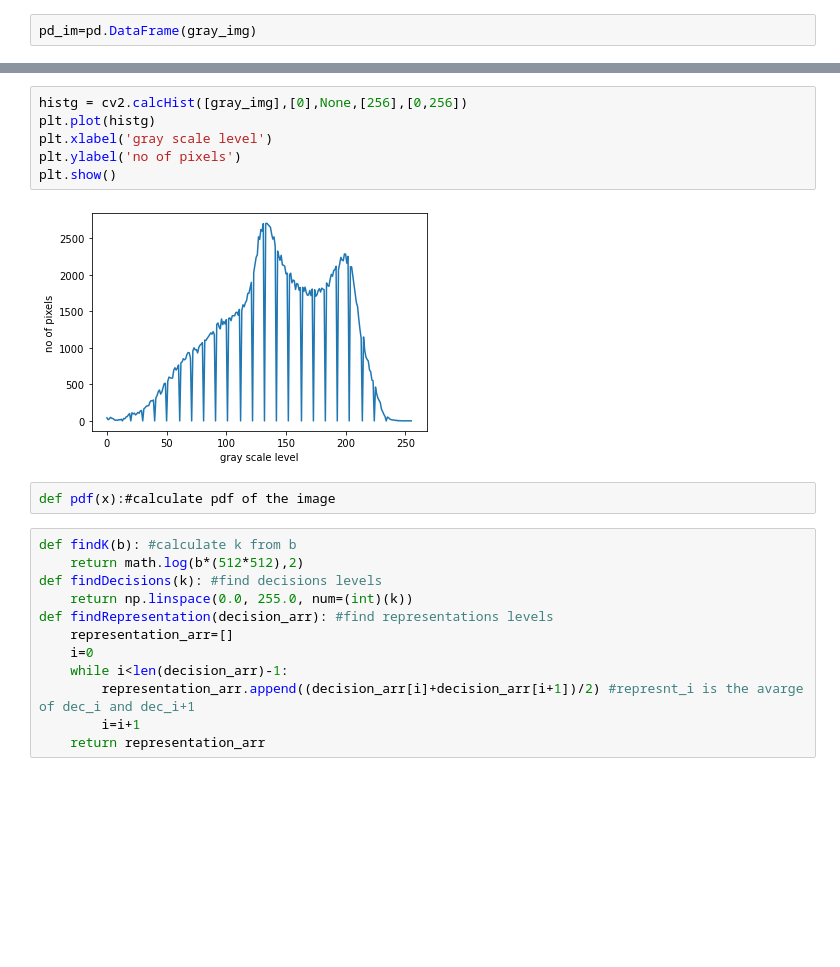
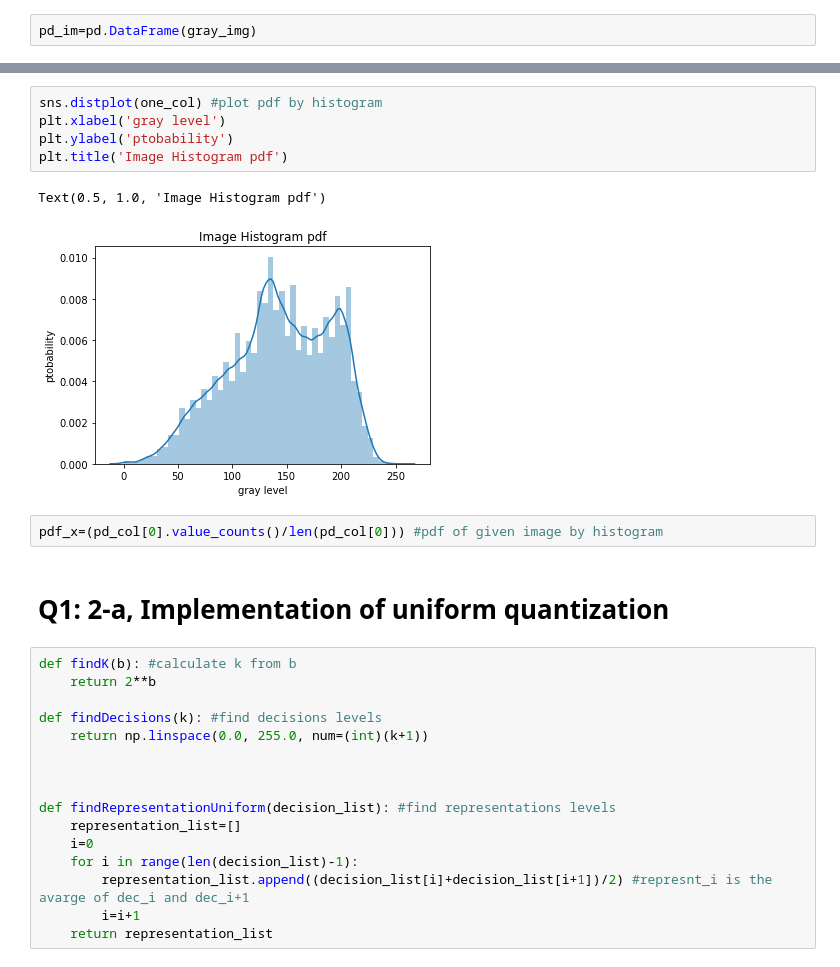
Before and after one commit to nir6760/hw1SignalProcessing, a Jupyter notebook: hw1.ipynb, the cells around one changed output, grey strips where cells are left out. Cells and saved outputs as stored; diff of their text form; blank space fills up the shorter version.

```diff
--- a/hw1.ipynb
+++ b/hw1.ipynb
@@ -41,26 +27,32 @@ one_col = gray_img.reshape(1,512*512)
 pd_col = pd.DataFrame(one_col)
-# %%
-histg = cv2.calcHist([gray_img],[0],None,[256],[0,256])
-plt.plot(histg)
-plt.xlabel('gray scale level')
-plt.ylabel('no of pixels')
-plt.show()
-# %% [output]
-[figure, removed]
-# %%
-def pdf(x):#calculate pdf of the image
+# %%
+sns.distplot(one_col) #plot pdf by histogram
+plt.xlabel('gray level')
+plt.ylabel('ptobability')
+plt.title('Image Histogram pdf')
+# %% [output]
+Text(0.5, 1.0, 'Image Histogram pdf')
+[figure, added]
+# %%
+pdf_x=(pd_col[0].value_counts()/len(pd_col[0])) #pdf of given image by histogram
+# %% [markdown]
+# Q1: 2-a,   Implementation of uniform quantization
 # %%
 def findK(b): #calculate k from b
-    return math.log(b*(512*512),2)
+    return 2**b
+
 def findDecisions(k): #find decisions levels
-    return np.linspace(0.0, 255.0, num=(int)(k))
-def findRepresentation(decision_arr): #find representations levels
-    representation_arr=[]
+    return np.linspace(0.0, 255.0, num=(int)(k+1))
+
+
+
+def findRepresentationUniform(decision_list): #find representations levels
+    representation_list=[]
     i=0
-    while i<len(decision_arr)-1:
-        representation_arr.append((decision_arr[i]+decision_arr[i+1])/2) #represnt_i is the avarge of dec_i and dec_i+1
+    for i in range(len(decision_list)-1):
+        representation_list.append((decision_list[i]+decision_list[i+1])/2) #represnt_i is the avarge of dec_i and dec_i+1
         i=i+1
-    return representation_arr
+    return representation_list
 # %%
 
 from scipy import integrate
```
Also changed, not shown: parts of 20 cells of this notebook.
